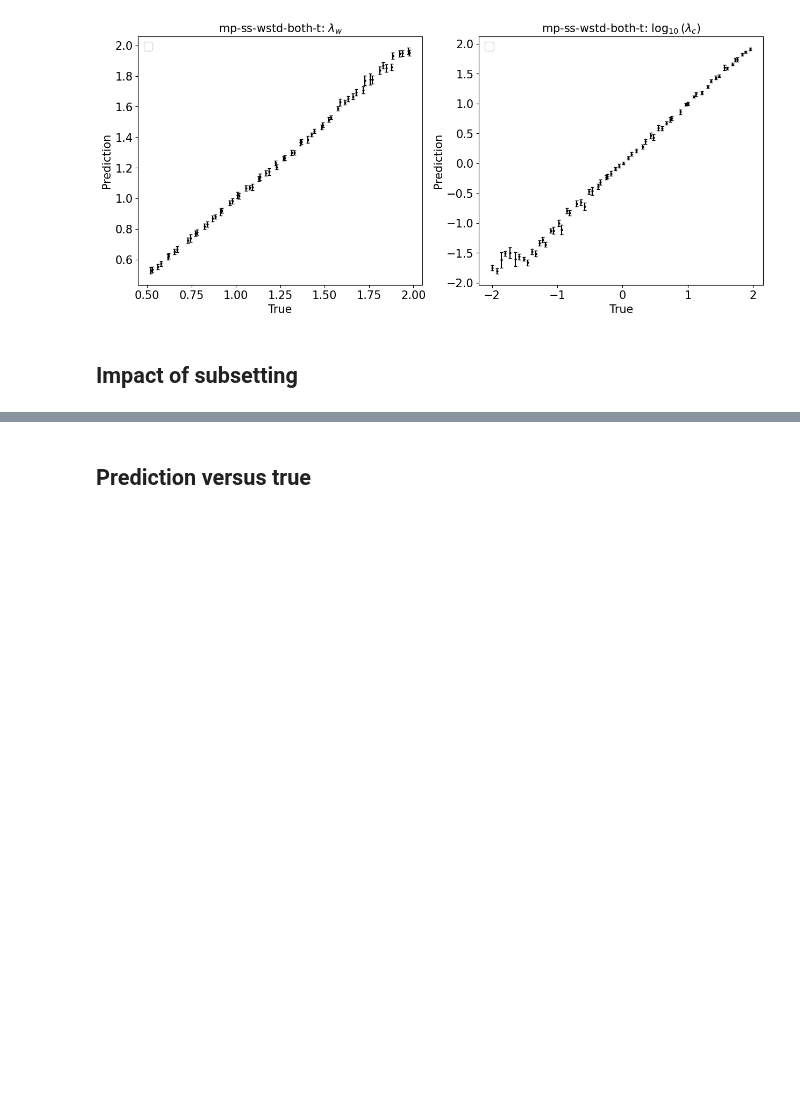
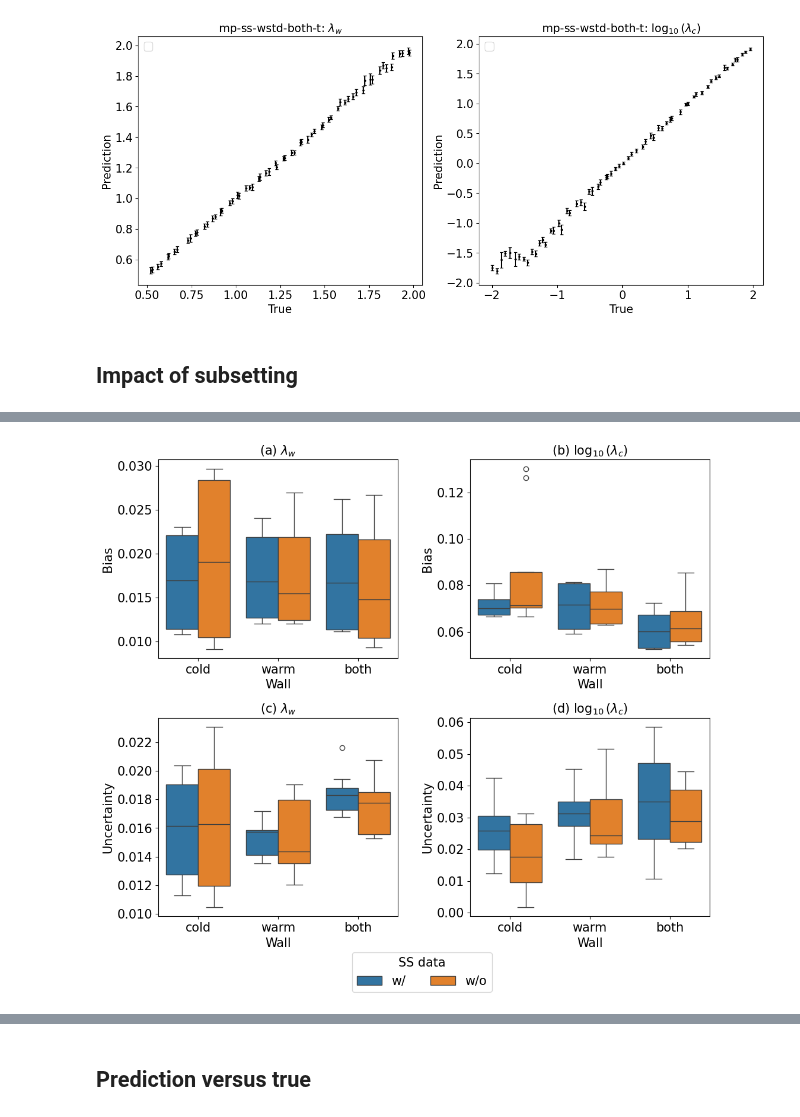
Before and after one commit to PeishiJiang/KIM, a Jupyter notebook: examples/im_cloudmodel/postprocessing-kims-holodec.ipynb, the cells around one changed output, grey strips where cells are left out. Cells and saved outputs as stored; diff of their text form; code cells hidden in the pictures; blank space fills up the shorter version.

```diff
--- a/examples/im_cloudmodel/postprocessing-kims-holodec.ipynb
+++ b/examples/im_cloudmodel/postprocessing-kims-holodec.ipynb
@@ -196 +244,32 @@ for i,y in enumerate(y_vars):
+# %%
+i = 1
+# x, hue = 'wall', 'wstd'
+# x, hue = 'Wall', 'Middle point'
+x, hue = 'Wall', 'SS'
+fig, axes = plt.subplots(2, 2, figsize=(12,10), sharey=False)
+ax = axes[0,0]
+ax = sns.boxplot(data=stats[0], x=x, y='Bias', hue=hue, ax=ax)
+ax.legend_.remove()
+
+ax = axes[0,1]
+sns.boxplot(data=stats[1], x=x, y='Bias', hue=hue, ax=ax)
+ax.legend_.remove()
+
+ax = axes[1,0]
+sns.boxplot(data=stats[0], x=x, y='Uncertainty', hue=hue, ax=ax)
+ax.legend_.remove()
+
+ax = axes[1,1]
+sns.boxplot(data=stats[1], x=x, y='Uncertainty', hue=hue, ax=ax)
+ax.legend(loc='upper center', frameon=True, bbox_to_anchor=(-0.2, -0.15), ncol=2, title=f"{hue} data")
+
+axes[0,0].set(title=f"(a) {y_vars[0]}"); axes[0,1].set(title=f"(b) {y_vars[1]}")
+axes[1,0].set(title=f"(c) {y_vars[0]}"); axes[1,1].set(title=f"(d) {y_vars[1]}")
+# axes[0,0].set(title=y_vars[0]); axes[0,1].set(title=y_vars[1])
+# axes[1,0].set(title=y_vars[0]); axes[1,1].set(title=y_vars[1])
+# plt.suptitle(y_vars[i])
+plt.subplots_adjust(wspace=0.3, hspace=0.3)
+plt.savefig(f"Performances-holodec-{hue}.pdf", dpi=300)
+# %% [output]
+[figure, added]
 # %%
```
Also changed, not shown: parts of 11 cells of this notebook, 5 other files.
